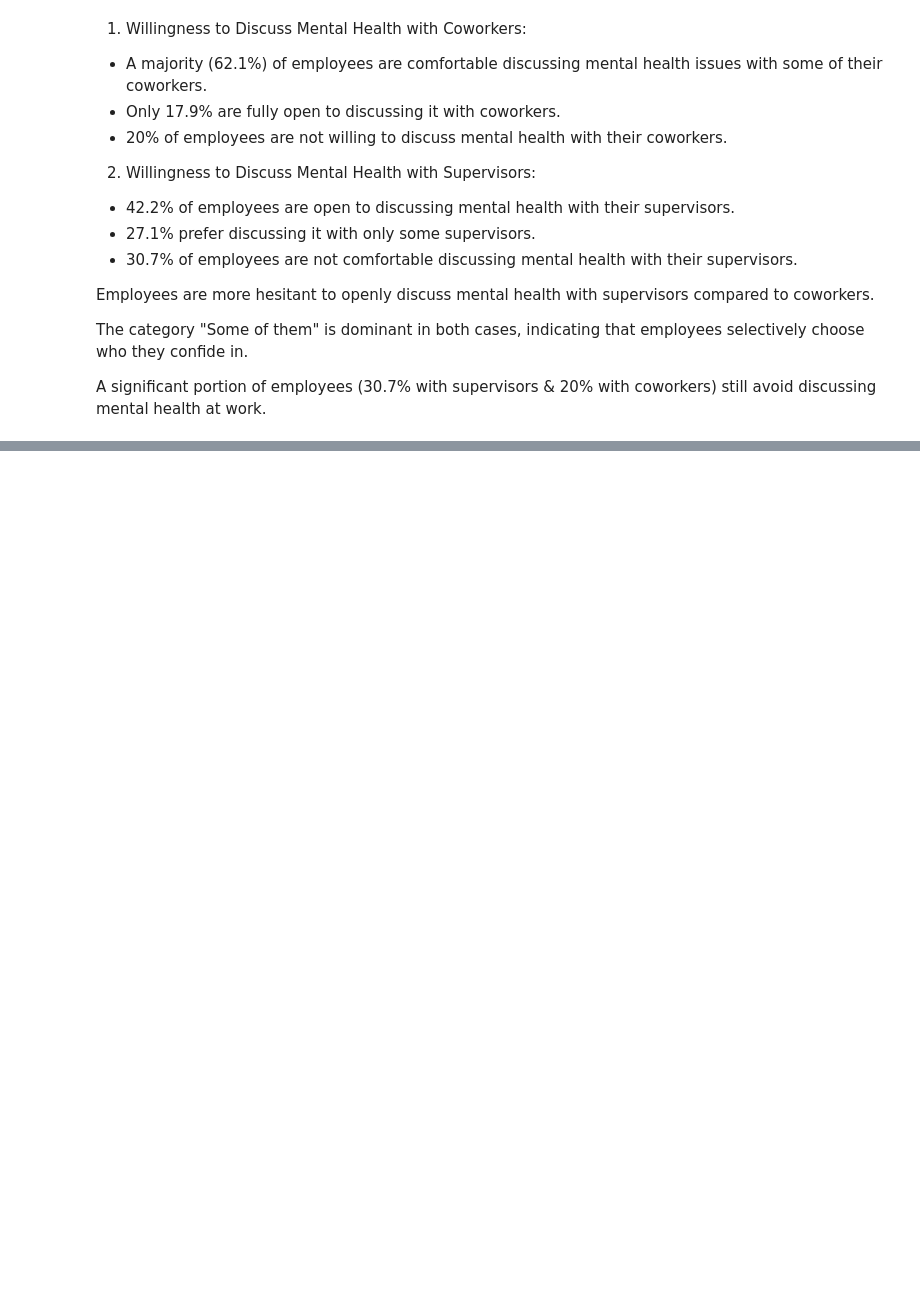
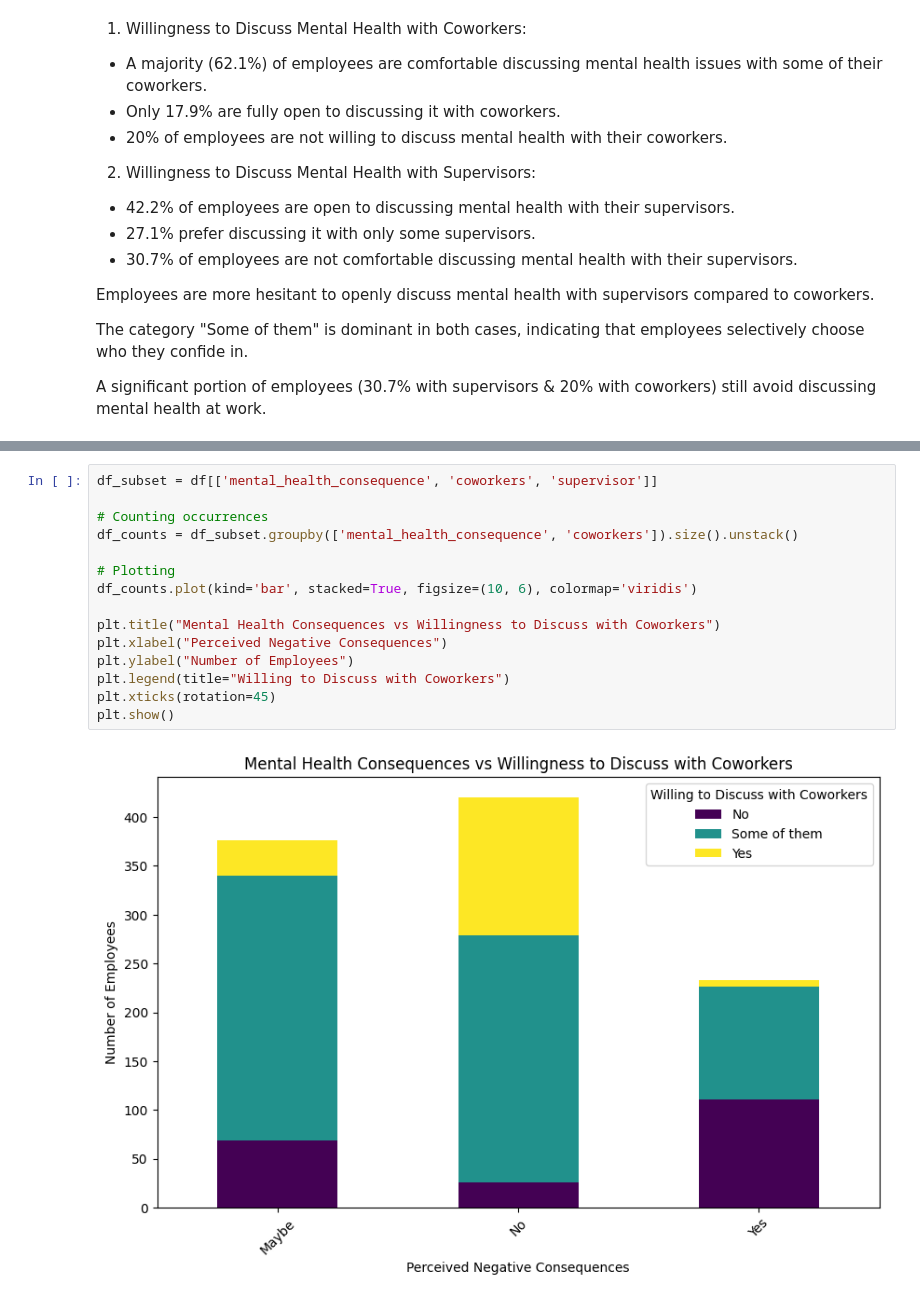
Before and after one commit to Pratham6996/Data-Analysis, a Jupyter notebook: employee_visuals.ipynb, the cells around one changed output, grey strips where cells are left out. Saved outputs shown, nothing was run; the diff lists cells and outputs as text; blank space fills up the shorter version.

```diff
--- a/employee_visuals.ipynb
+++ b/employee_visuals.ipynb
@@ -187,0 +218,17 @@ A significant portion of employees (30.7% with supervisors & 20% with coworkers)
+# %%
+df_subset = df[['mental_health_consequence', 'coworkers', 'supervisor']]
+
+# Counting occurrences
+df_counts = df_subset.groupby(['mental_health_consequence', 'coworkers']).size().unstack()
+
+# Plotting
+df_counts.plot(kind='bar', stacked=True, figsize=(10, 6), colormap='viridis')
+
+plt.title("Mental Health Consequences vs Willingness to Discuss with Coworkers")
+plt.xlabel("Perceived Negative Consequences")
+plt.ylabel("Number of Employees")
+plt.legend(title="Willing to Discuss with Coworkers")
+plt.xticks(rotation=45)
+plt.show()
+# %% [output]
+[figure, added]
```
Also changed, not shown: parts of 9 cells of this notebook, 1 other file.
